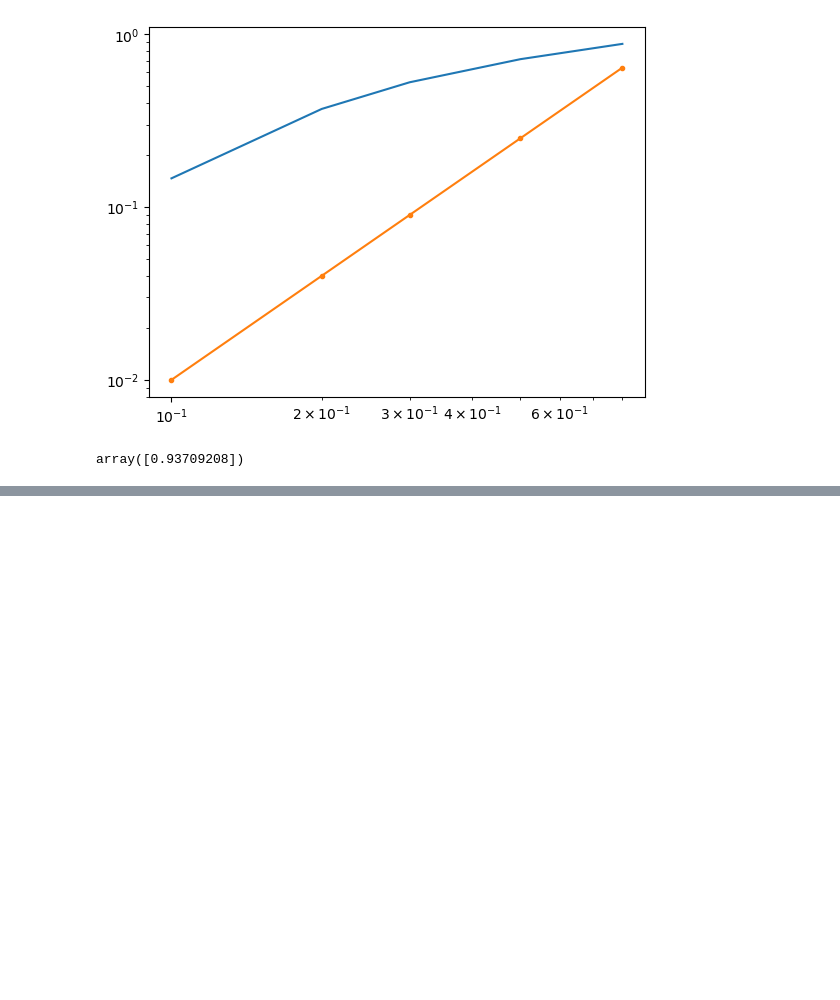
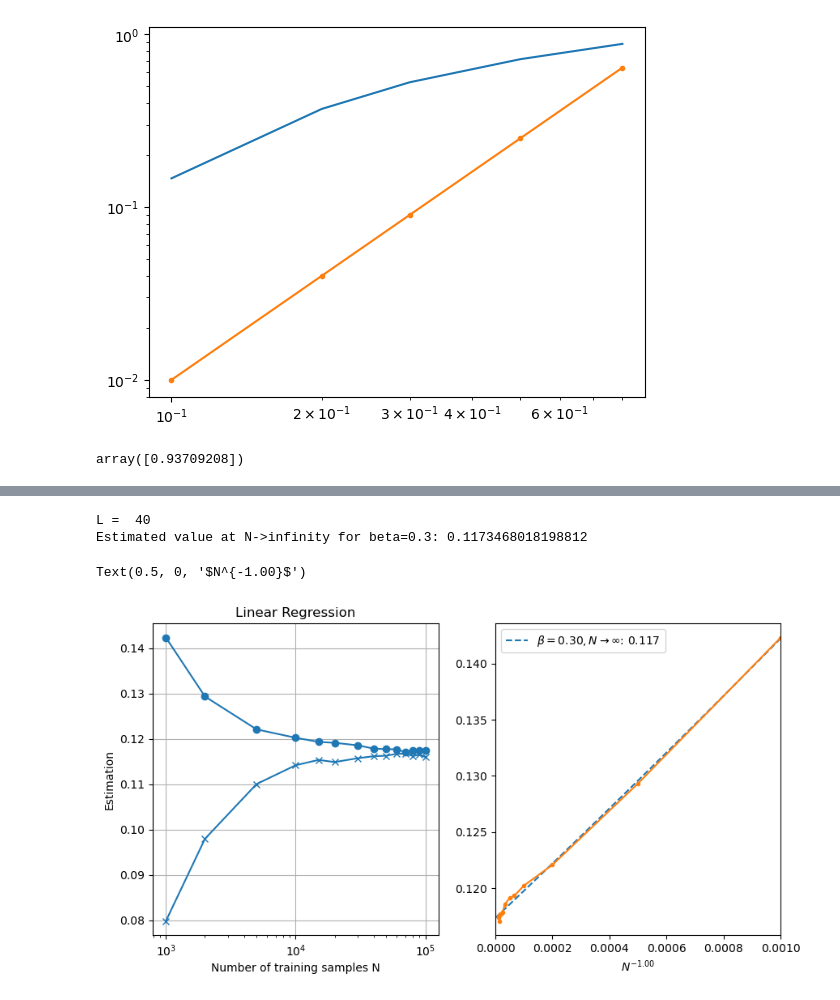
Before and after one commit to YueLiu01/MPSToolBox, a Jupyter notebook: snapshot_measurements_nonNN.ipynb, the cells around one changed output, grey strips where cells are left out. Cells and saved outputs as stored; diff of their text form; code cells hidden in the pictures; blank space fills up the shorter version.

```diff
--- a/snapshot_measurements_nonNN.ipynb
+++ b/snapshot_measurements_nonNN.ipynb
@@ -1149,0 +1154,79 @@ array([0.93709208])
+# %%
+fig, axes = plt.subplots(1,2,figsize=(10,5))
+seed = 0
+N_list = [1000, 2000, 5000, 10000, 15000, 20000,30000, 40000, 50000, 60000, 70000, 80000, 90000,100000]
+# N_list = [1000, 2000, 3000, 4000, 5000, 6000, 7000, 8000, 9000, 10000]
+L = 40
+print("L = ", L)
+beta_list = [0.3]
+Estimated_value_list = []
+
+r = 20 # distance between the two sites we want to predict
+
+for beta in beta_list:
+    sys_data = np.load(f"../data/Fast_CritIsing_L{L}_beta{beta}_Zoutcomes_sys.npy")
+    anc_data = np.load(f"../data/Fast_CritIsing_L{L}_beta{beta}_Zoutcomes_anc.npy")
+    sys_data = augment_data_Z2(sys_data, shuffle=True, seed=seed)
+    anc_data = augment_data_Z2(anc_data, shuffle=True, seed=seed)
+    np.random.seed(seed)
+    indices = np.random.permutation(len(sys_data))
+
+    A_list_train = []
+    A_list_test = []
+    for N in N_list:
+        MSE_train_list = []
+        MSE_test_list = []
+        for i in range(L):
+            X_train = anc_data[indices[:N]]
+            y_train = sys_data[indices[:N], i] * sys_data[indices[:N], (i+r)%L] # Periodic boundary conditions
+
+            X_test = anc_data[indices[N:2*N]]
+            y_test = sys_data[indices[N:2*N], i] * sys_data[indices[N:2*N], (i+r)%L]
+
+            my_model = LinearRegression(fit_intercept=True)
+            my_model.fit(X_train, y_train)
+            MSE_train = mean_squared_error(y_train, my_model.predict(X_train))
+            MSE_train_list.append(MSE_train)
+            MSE_test = mean_squared_error(y_test, my_model.predict(X_test))
+            MSE_test_list.append(MSE_test)
+        A_list_train.append(1-np.mean(MSE_train_list))
+        A_list_test.append(1-np.mean(MSE_test_list))
+    ax = axes[0]
+    ax.plot(N_list, A_list_train, marker='o', label=f'L={L}')
+    ax.plot(N_list, A_list_test, marker='x', label=f'L={L} (test)')
+    ax.get_lines()[-1].set_color(ax.get_lines()[-2].get_color())
+
+
+    ax = axes[1]
+    y = np.array(A_list_train)
+    x = np.array(N_list)
+    powerlaw_exponent = 1.0
+    x_ = 1/np.power(x,powerlaw_exponent)
+    coefficients = np.polyfit(x_, y, 2)
+    poly = np.poly1d(coefficients)
+    x_fit = np.linspace(0, max(x_), 100)
+    y_fit = poly(x_fit)
+    ax.plot(x_fit, y_fit, '--', label=r'$\beta = %.2f, N\to\infty$: %.3f' % (beta, poly(0)))
+    ax.plot(x_, y, '.-')
+    Estimated_value_list.append(poly(0))
+    print(f"Estimated value at N->infinity for beta={beta}: {poly(0)}")
+
+
+ax = axes[0]
+ax.set_xscale('log')
+# ax.set_yscale('log')
+ax.set_xlabel('Number of training samples N')
+ax.set_ylabel('Estimation')
+ax.set_title('Linear Regression')
+ax.grid(True)
+
+ax = axes[1]
+ax.set_xlim(0, max(x_))
+ax.legend()
+
+ax.set_xlabel(r'$N^{%.2f}$' % (-powerlaw_exponent))
+# %% [output]
+L =  40
+Estimated value at N->infinity for beta=0.3: 0.1173468018198812
+Text(0.5, 0, '$N^{-1.00}$')
+[figure, added]
```
Also changed, not shown: parts of 7 cells of this notebook.
